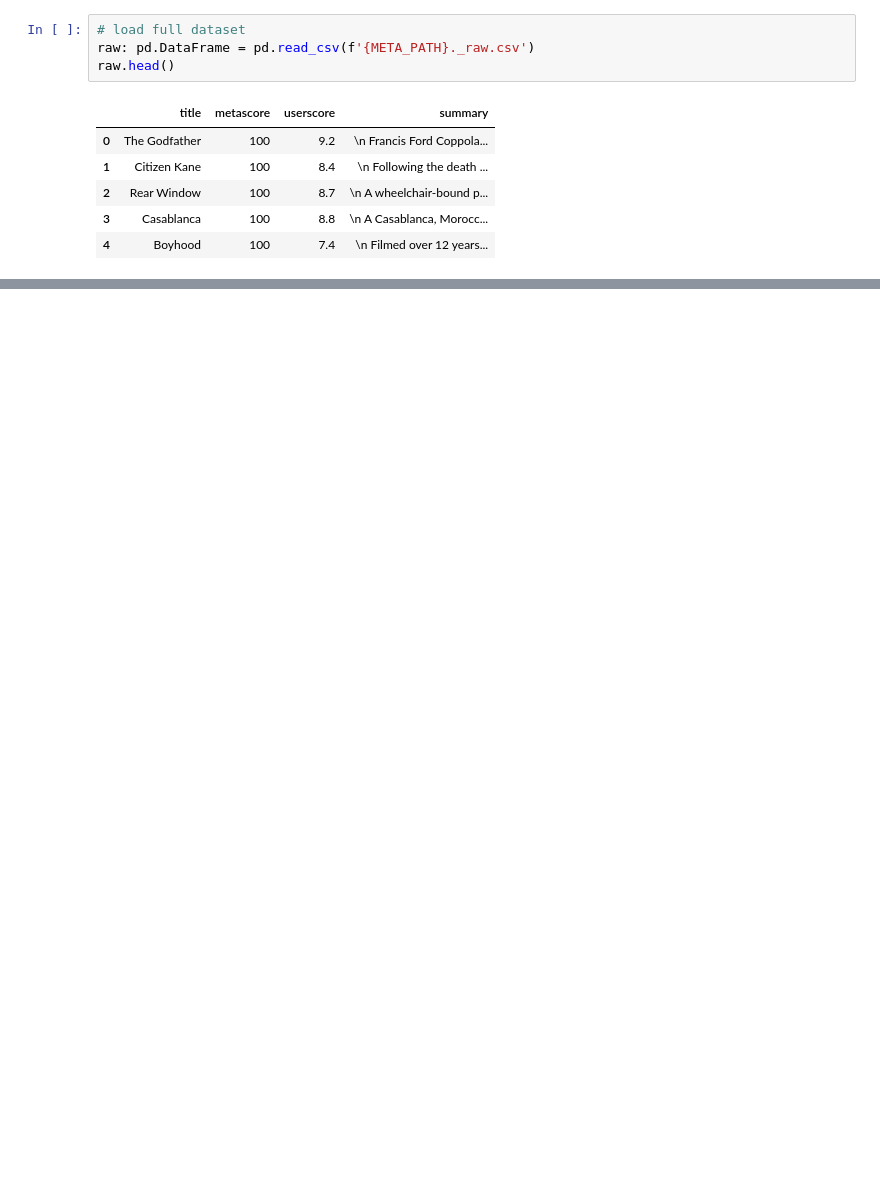
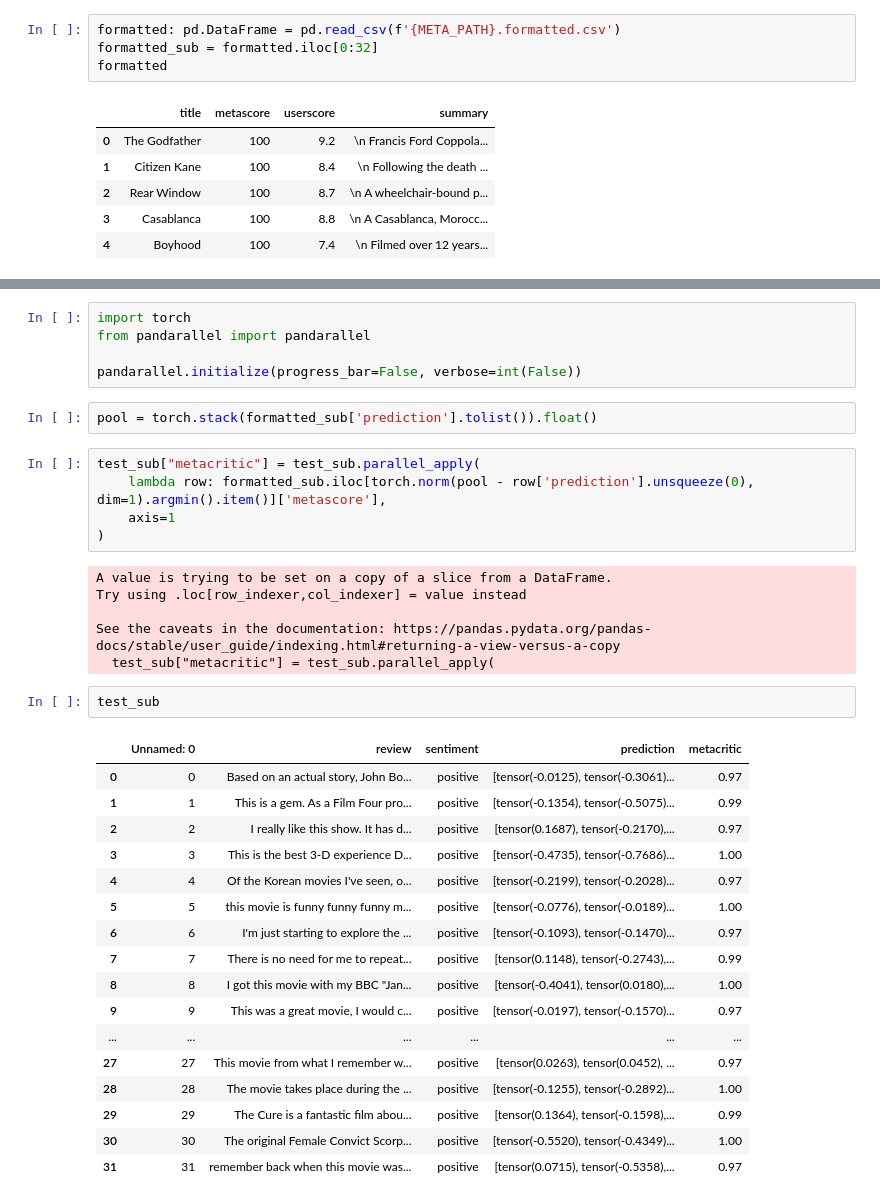
Before and after one commit to simon-muenker/NLP-SoSe22--NLP-Proj, a Jupyter notebook: notebooks/12--Metacritic-Matcher.ipynb, the cells around one changed output, grey strips where cells are left out. Cells and saved outputs as stored; diff of their text form; blank space fills up the shorter version.

```diff
--- a/notebooks/12--Metacritic-Matcher.ipynb
+++ b/notebooks/12--Metacritic-Matcher.ipynb
@@ -4,9 +14,9 @@ import pandas as pd
 META_PATH: str = '../data/metacritic'
 IMDB_PATH: str = '../data/imdb'
 # %%
-# load full dataset
-raw: pd.DataFrame = pd.read_csv(f'{META_PATH}._raw.csv')
-raw.head()
+formatted: pd.DataFrame = pd.read_csv(f'{META_PATH}.formatted.csv')
+formatted_sub = formatted.iloc[0:32]
+formatted
 # %% [output]
 |  | title | metascore | userscore | summary |
 | 0 | The Godfather | 100 | 9.2 | \n Francis Ford Coppola... |
@@ -91,0 +106,38 @@ test.head(64)
+# %%
+import torch
+from pandarallel import pandarallel
+
+pandarallel.initialize(progress_bar=False, verbose=int(False))
+# %%
+pool = torch.stack(formatted_sub['prediction'].tolist()).float()
+# %%
+test_sub["metacritic"] = test_sub.parallel_apply(
+    lambda row: formatted_sub.iloc[torch.norm(pool - row['prediction'].unsqueeze(0), dim=1).argmin().item()]['metascore'],
+    axis=1
+)
+# %% [output]
+A value is trying to be set on a copy of a slice from a DataFrame.
+Try using .loc[row_indexer,col_indexer] = value instead
+
+See the caveats in the documentation: https://pandas.pydata.org/pandas-docs/stable/user_guide/indexing.html#returning-a-view-versus-a-copy
+  test_sub["metacritic"] = test_sub.parallel_apply(
+# %%
+test_sub
+# %% [output]
+|  | Unnamed: 0 | review | sentiment | prediction | metacritic |
+| 0 | 0 | Based on an actual story, John Bo... | positive | [tensor(-0.0125), tensor(-0.3061)... | 0.97 |
+| 1 | 1 | This is a gem. As a Film Four pro... | positive | [tensor(-0.1354), tensor(-0.5075)... | 0.99 |
+| 2 | 2 | I really like this show. It has d... | positive | [tensor(0.1687), tensor(-0.2170),... | 0.97 |
+| 3 | 3 | This is the best 3-D experience D... | positive | [tensor(-0.4735), tensor(-0.7686)... | 1.00 |
+| 4 | 4 | Of the Korean movies I've seen, o... | positive | [tensor(-0.2199), tensor(-0.2028)... | 0.97 |
+| 5 | 5 | this movie is funny funny funny m... | positive | [tensor(-0.0776), tensor(-0.0189)... | 1.00 |
+| 6 | 6 | I'm just starting to explore the ... | positive | [tensor(-0.1093), tensor(-0.1470)... | 0.97 |
+| 7 | 7 | There is no need for me to repeat... | positive | [tensor(0.1148), tensor(-0.2743),... | 0.99 |
+| 8 | 8 | I got this movie with my BBC "Jan... | positive | [tensor(-0.4041), tensor(0.0180),... | 1.00 |
+| 9 | 9 | This was a great movie, I would c... | positive | [tensor(-0.0197), tensor(-0.1570)... | 0.97 |
+| ... | ... | ... | ... | ... | ... |
+| 27 | 27 | This movie from what I remember w... | positive | [tensor(0.0263), tensor(0.0452), ... | 0.97 |
+| 28 | 28 | The movie takes place during the ... | positive | [tensor(-0.1255), tensor(-0.2892)... | 1.00 |
+| 29 | 29 | The Cure is a fantastic film abou... | positive | [tensor(0.1364), tensor(-0.1598),... | 0.99 |
+| 30 | 30 | The original Female Convict Scorp... | positive | [tensor(-0.5520), tensor(-0.4349)... | 1.00 |
+| 31 | 31 | remember back when this movie was... | positive | [tensor(0.0715), tensor(-0.5358),... | 0.97 |
```
Also changed, not shown: parts of 9 cells of this notebook, 1 other file.
